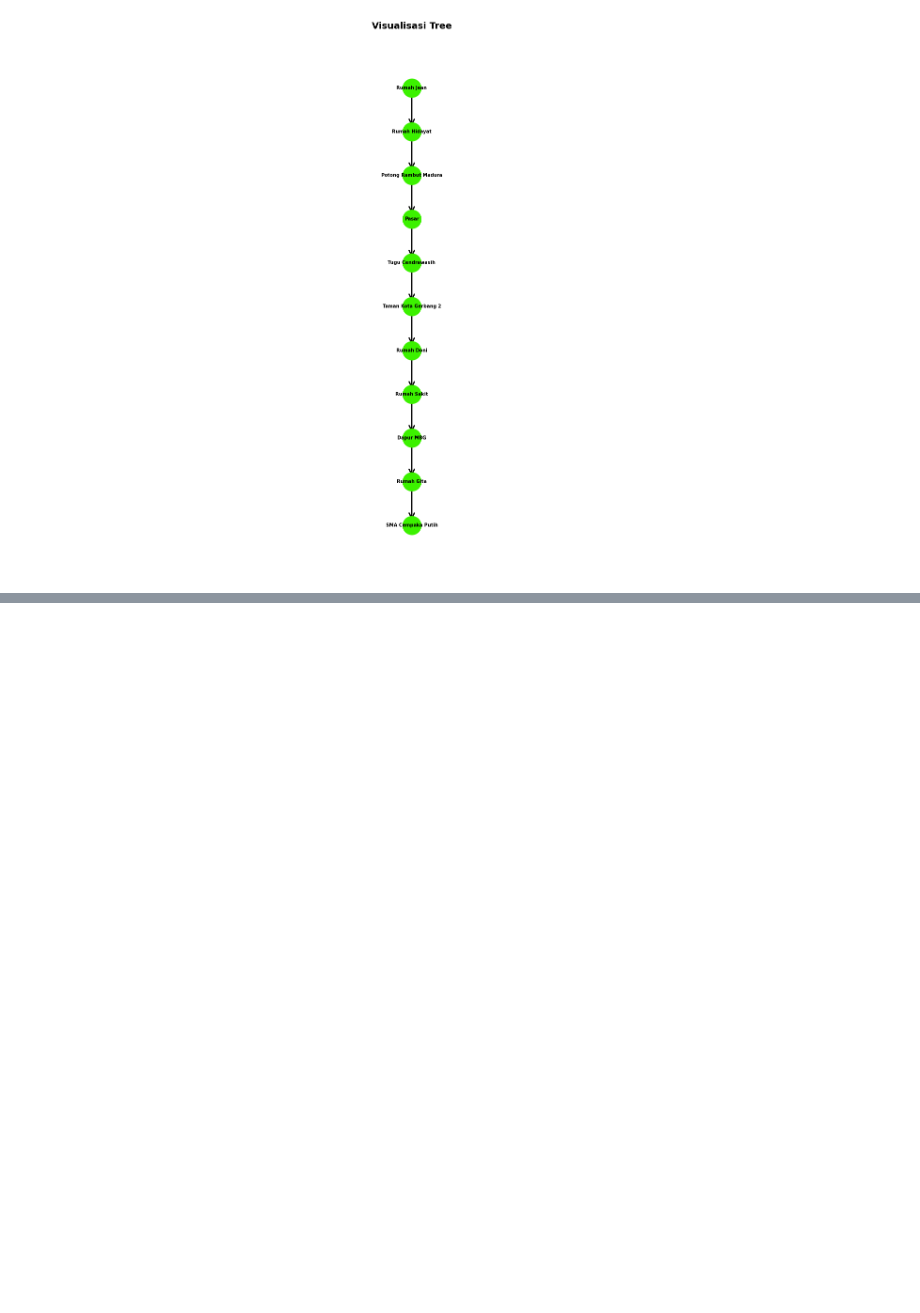
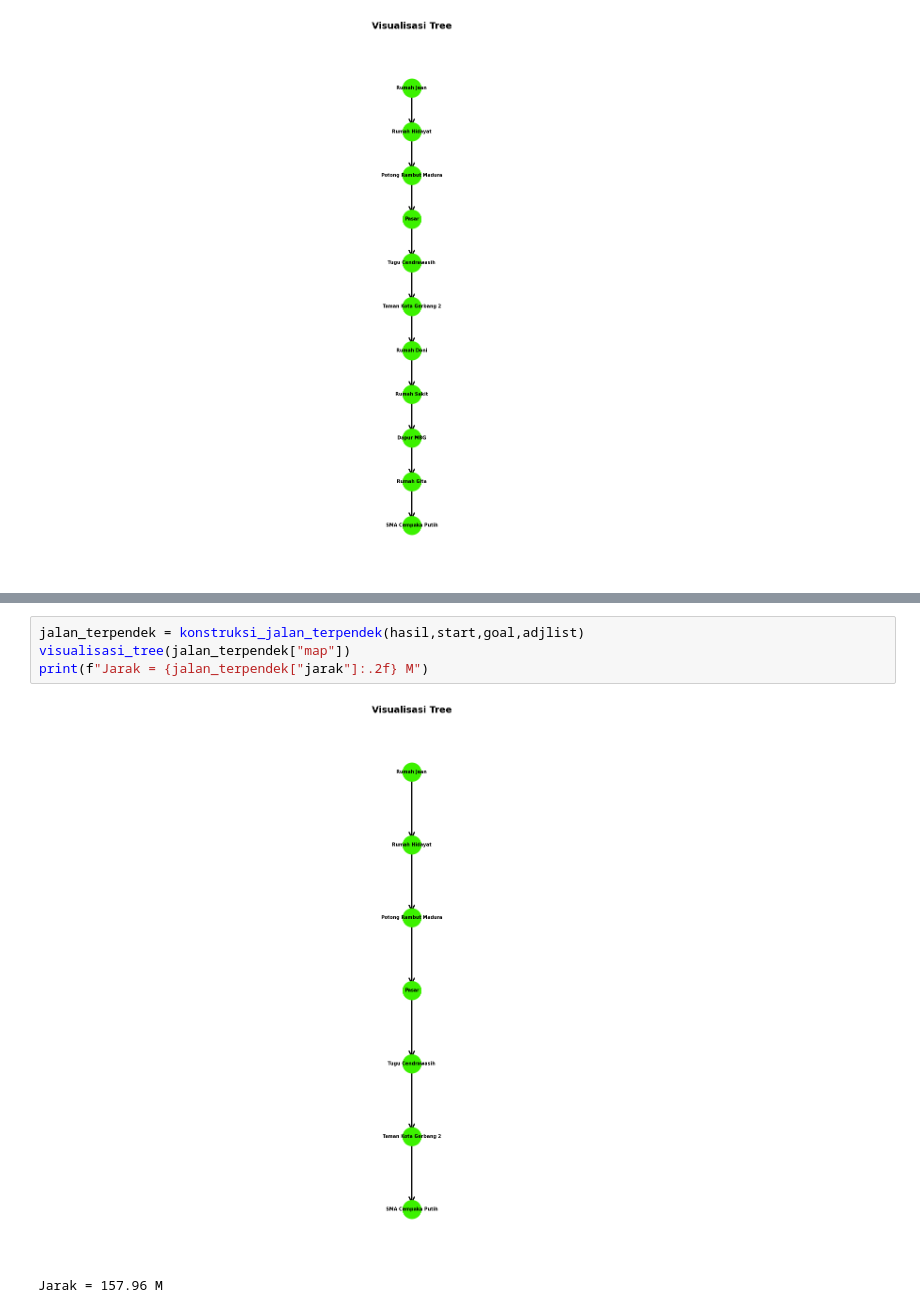
Before and after one commit to Gerhana0/PRAK-MDTG-B-2026, a Jupyter notebook: Pertemuan 5.ipynb, the cells around one changed output, grey strips where cells are left out. Cells and saved outputs as stored; diff of their text form; blank space fills up the shorter version.

```diff
--- a/Pertemuan 5.ipynb
+++ b/Pertemuan 5.ipynb
@@ -202,0 +286,7 @@ visualisasi_tree(konstruksi_jalan_terpendek(adjlist=hasil,start=start,goal=goal)
+# %%
+jalan_terpendek = konstruksi_jalan_terpendek(hasil,start,goal,adjlist)
+visualisasi_tree(jalan_terpendek["map"])
+print(f"Jarak = {jalan_terpendek["jarak"]:.2f} M")
+# %% [output]
+[figure, added]
+Jarak = 157.96 M
```
Also changed, not shown: parts of 18 cells of this notebook, 1 other file.
